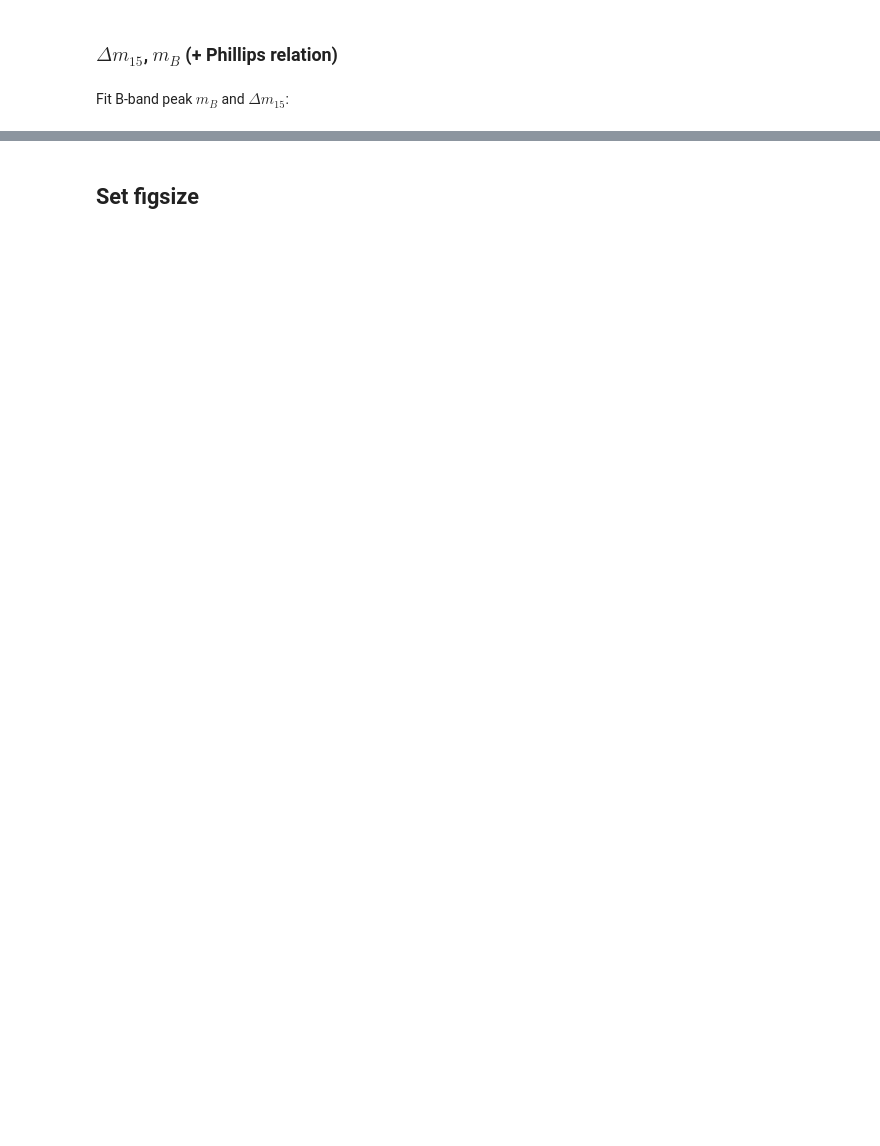
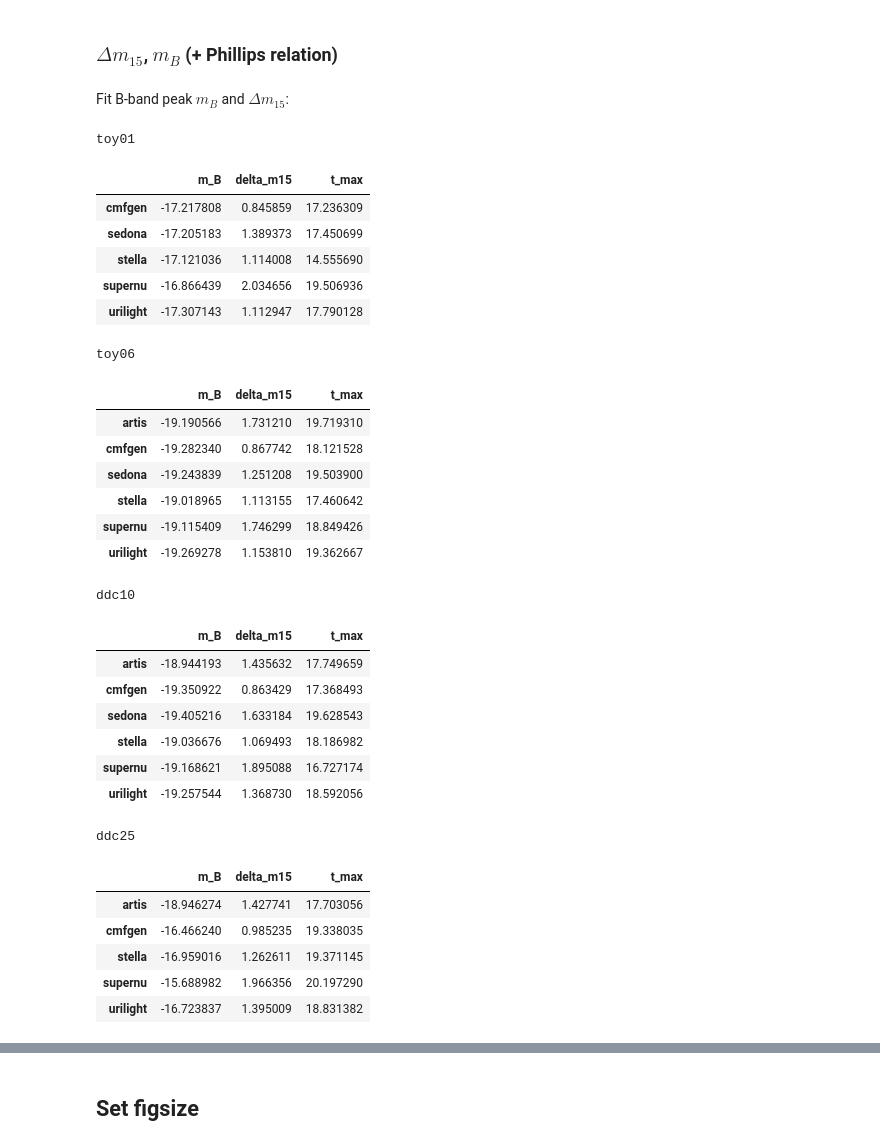
Before and after one commit to sn-rad-trans/data1, a Jupyter notebook: all_plots.ipynb, the cells around one changed output, grey strips where cells are left out. Saved outputs shown, nothing was run; the diff lists cells and outputs as text; code cells hidden in the pictures; blank space fills up the shorter version.

```diff
--- a/all_plots.ipynb
+++ b/all_plots.ipynb
@@ -605,33 +639,64 @@ Fit B-band peak $m_B$ and $\Delta m_{15}$:
 # %%
 #%matplotlib widget
 from matplotlib.cm import get_cmap
 from IPython.display import HTML
 
 phillips_tables = {}
 for model in MODEL_NAMES:
     phillips_tables[model] = pd.DataFrame(
         columns=['m_B', 'delta_m15', 't_max'], index=SPECTRAL_CODES
     )
     for code, lc_data in mag_data[model].items():
-        if code == 'sumo' or code == 'artisnebular' or code == 'tardis':
+        if code in ['artisnebular', 'sumo', 'tardis']:
             # skip codes that are only late-time or do not produce light curves
             continue
         lc_fit = LightCurveFitter(mags=lc_data['B'],
                                   times=lc_data['time'],
                                   delta_t=[-10, 30],
                                   fit_order=8)
         phillips_tables[model].loc[code] = [lc_fit.m_max, lc_fit.delta_m15, lc_fit.t_max]
 
 styled_tables = {}
 for model in MODEL_NAMES:
     s = phillips_tables[model].dropna().astype(float)
     styled_tables[model] = s.style.background_gradient(cmap='viridis',
                                                        axis=0).set_caption(model).render()
 
 display_side_by_side(styled_tables['toy01'],
                      styled_tables['toy06'],
                      styled_tables['ddc10'],
                      styled_tables['ddc25'])
+# %% [output]
+toy01
+|  | m_B | delta_m15 | t_max |
+| cmfgen | -17.217808 | 0.845859 | 17.236309 |
+| sedona | -17.205183 | 1.389373 | 17.450699 |
+| stella | -17.121036 | 1.114008 | 14.555690 |
+| supernu | -16.866439 | 2.034656 | 19.506936 |
+| urilight | -17.307143 | 1.112947 | 17.790128 |
+toy06
+|  | m_B | delta_m15 | t_max |
+| artis | -19.190566 | 1.731210 | 19.719310 |
+| cmfgen | -19.282340 | 0.867742 | 18.121528 |
+| sedona | -19.243839 | 1.251208 | 19.503900 |
+| stella | -19.018965 | 1.113155 | 17.460642 |
+| supernu | -19.115409 | 1.746299 | 18.849426 |
+| urilight | -19.269278 | 1.153810 | 19.362667 |
+ddc10
+|  | m_B | delta_m15 | t_max |
+| artis | -18.944193 | 1.435632 | 17.749659 |
+| cmfgen | -19.350922 | 0.863429 | 17.368493 |
+| sedona | -19.405216 | 1.633184 | 19.628543 |
+| stella | -19.036676 | 1.069493 | 18.186982 |
+| supernu | -19.168621 | 1.895088 | 16.727174 |
+| urilight | -19.257544 | 1.368730 | 18.592056 |
+ddc25
+|  | m_B | delta_m15 | t_max |
+| artis | -18.946274 | 1.427741 | 17.703056 |
+| cmfgen | -16.466240 | 0.985235 | 19.338035 |
+| stella | -16.959016 | 1.262611 | 19.371145 |
+| supernu | -15.688982 | 1.966356 | 20.197290 |
+| urilight | -16.723837 | 1.395009 | 18.831382 |
 # %%
 %matplotlib inline
 
```
Also changed, not shown: parts of 19 cells of this notebook.
